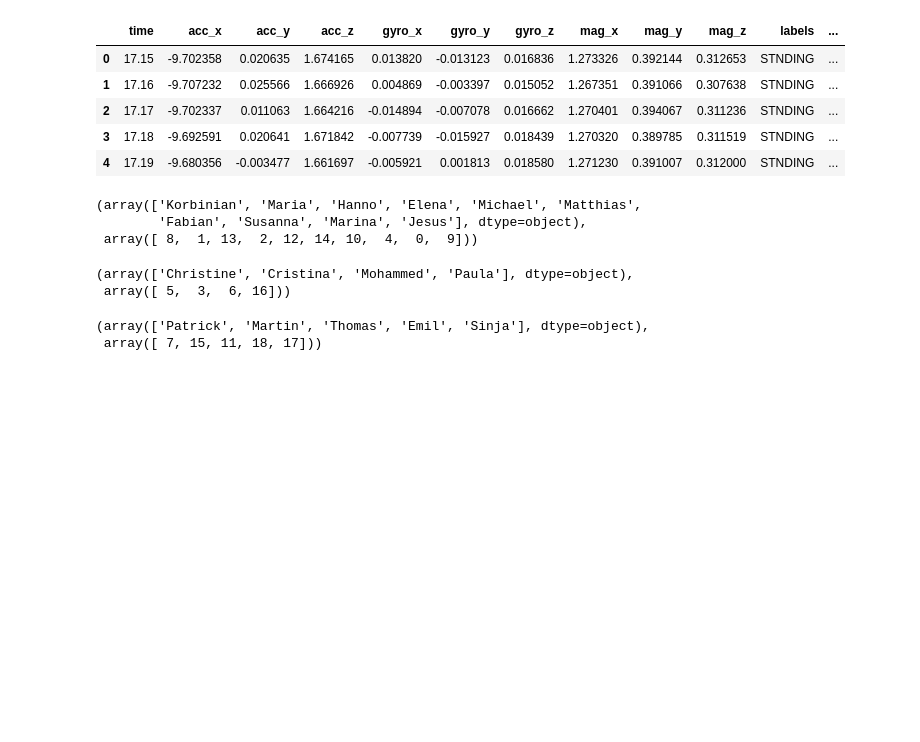
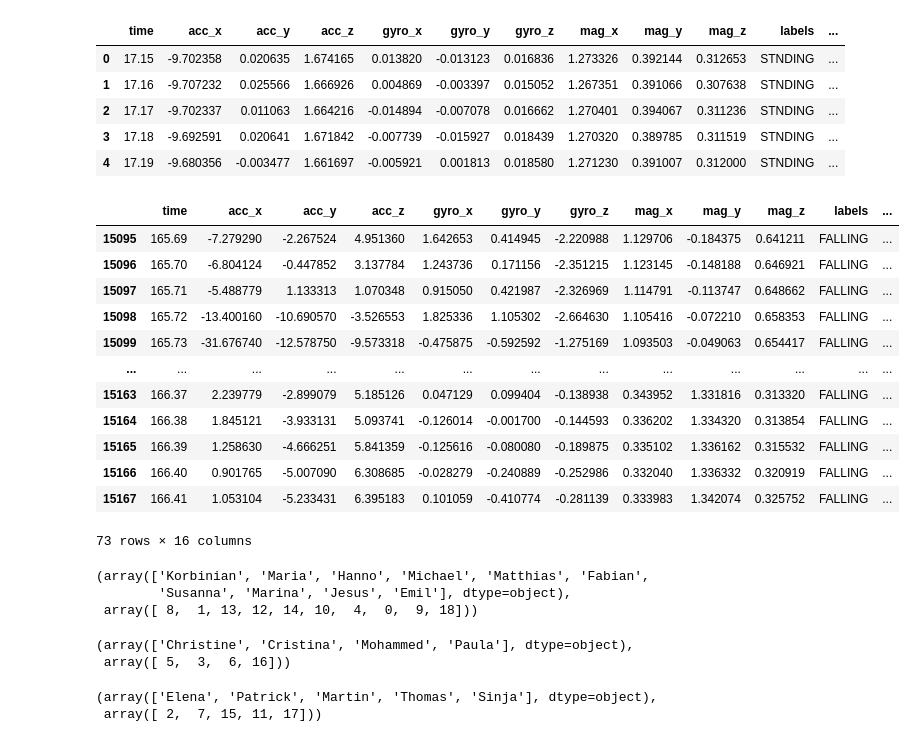
Before and after one commit to IKKIM00/Fall_Detection_using_multihorizon_forecasting, a Jupyter notebook: dataset/DLR_preprocess.ipynb, the cells around one changed output. Drawn from its saved outputs; the diff is of its cells as text; code cells hidden in the pictures; blank space fills up the shorter version.

```diff
--- a/dataset/DLR_preprocess.ipynb
+++ b/dataset/DLR_preprocess.ipynb
@@ -391,7 +391,7 @@ for file in tqdm(file_list):
     data['per_gender'] = per_gender
     act_info.extend(list((set(data['labels']))))
 
-    if per_name == 'Maria' or per_name == 'Matthias' or per_name == 'Susanna' or per_name == 'Marina' or per_name == 'Hanno' or per_name == 'Elena' or per_name == 'Korbinian' or per_name == 'Jesus' or per_name == 'Fabian' or per_name == 'Michael':
+    if per_name == 'Maria' or per_name == 'Matthias' or per_name == 'Susanna' or per_name == 'Marina' or per_name == 'Hanno' or per_name == 'Emil' or per_name == 'Korbinian' or per_name == 'Jesus' or per_name == 'Fabian' or per_name == 'Michael':
         train = pd.concat([train, data], axis=0)
     elif per_name == 'Cristina' or per_name == 'Mohammed' or per_name == 'Christine' or per_name == 'Paula':
         valid = pd.concat([valid, data], axis=0)
@@ -421,12 +421,28 @@ train.head()
 | 2 | 17.17 | -9.702337 | 0.011063 | 1.664216 | -0.014894 | -0.007078 | 0.016662 | 1.270401 | 0.394067 | 0.311236 | STNDING | ... |
 | 3 | 17.18 | -9.692591 | 0.020641 | 1.671842 | -0.007739 | -0.015927 | 0.018439 | 1.270320 | 0.389785 | 0.311519 | STNDING | ... |
 | 4 | 17.19 | -9.680356 | -0.003477 | 1.661697 | -0.005921 | 0.001813 | 0.018580 | 1.271230 | 0.391007 | 0.312000 | STNDING | ... |
+# %%
+train[train['labels'] == 'FALLING']
+# %% [output]
+|  | time | acc_x | acc_y | acc_z | gyro_x | gyro_y | gyro_z | mag_x | mag_y | mag_z | labels | ... |
+| 15095 | 165.69 | -7.279290 | -2.267524 | 4.951360 | 1.642653 | 0.414945 | -2.220988 | 1.129706 | -0.184375 | 0.641211 | FALLING | ... |
+| 15096 | 165.70 | -6.804124 | -0.447852 | 3.137784 | 1.243736 | 0.171156 | -2.351215 | 1.123145 | -0.148188 | 0.646921 | FALLING | ... |
+| 15097 | 165.71 | -5.488779 | 1.133313 | 1.070348 | 0.915050 | 0.421987 | -2.326969 | 1.114791 | -0.113747 | 0.648662 | FALLING | ... |
+| 15098 | 165.72 | -13.400160 | -10.690570 | -3.526553 | 1.825336 | 1.105302 | -2.664630 | 1.105416 | -0.072210 | 0.658353 | FALLING | ... |
+| 15099 | 165.73 | -31.676740 | -12.578750 | -9.573318 | -0.475875 | -0.592592 | -1.275169 | 1.093503 | -0.049063 | 0.654417 | FALLING | ... |
+| ... | ... | ... | ... | ... | ... | ... | ... | ... | ... | ... | ... | ... |
+| 15163 | 166.37 | 2.239779 | -2.899079 | 5.185126 | 0.047129 | 0.099404 | -0.138938 | 0.343952 | 1.331816 | 0.313320 | FALLING | ... |
+| 15164 | 166.38 | 1.845121 | -3.933131 | 5.093741 | -0.126014 | -0.001700 | -0.144593 | 0.336202 | 1.334320 | 0.313854 | FALLING | ... |
+| 15165 | 166.39 | 1.258630 | -4.666251 | 5.841359 | -0.125616 | -0.080080 | -0.189875 | 0.335102 | 1.336162 | 0.315532 | FALLING | ... |
+| 15166 | 166.40 | 0.901765 | -5.007090 | 6.308685 | -0.028279 | -0.240889 | -0.252986 | 0.332040 | 1.336332 | 0.320919 | FALLING | ... |
+| 15167 | 166.41 | 1.053104 | -5.233431 | 6.395183 | 0.101059 | -0.410774 | -0.281139 | 0.333983 | 1.342074 | 0.325752 | FALLING | ... |
+73 rows × 16 columns
 # %%
 train['per_name'].unique(), train['per_idx'].unique()
 # %% [output]
-(array(['Korbinian', 'Maria', 'Hanno', 'Elena', 'Michael', 'Matthias',
-        'Fabian', 'Susanna', 'Marina', 'Jesus'], dtype=object),
- array([ 8,  1, 13,  2, 12, 14, 10,  4,  0,  9]))
+(array(['Korbinian', 'Maria', 'Hanno', 'Michael', 'Matthias', 'Fabian',
+        'Susanna', 'Marina', 'Jesus', 'Emil'], dtype=object),
+ array([ 8,  1, 13, 12, 14, 10,  4,  0,  9, 18]))
 # %%
 valid['per_name'].unique(), valid['per_idx'].unique()
 # %% [output]
@@ -435,8 +451,8 @@ valid['per_name'].unique(), valid['per_idx'].unique()
 # %%
 test['per_name'].unique(), test['per_idx'].unique()
 # %% [output]
-(array(['Patrick', 'Martin', 'Thomas', 'Emil', 'Sinja'], dtype=object),
- array([ 7, 15, 11, 18, 17]))
+(array(['Elena', 'Patrick', 'Martin', 'Thomas', 'Sinja'], dtype=object),
+ array([ 2,  7, 15, 11, 17]))
 # %%
 train.to_csv('dlr_preprocessed/train.csv')
 valid.to_csv('dlr_preprocessed/valid.csv')
```
